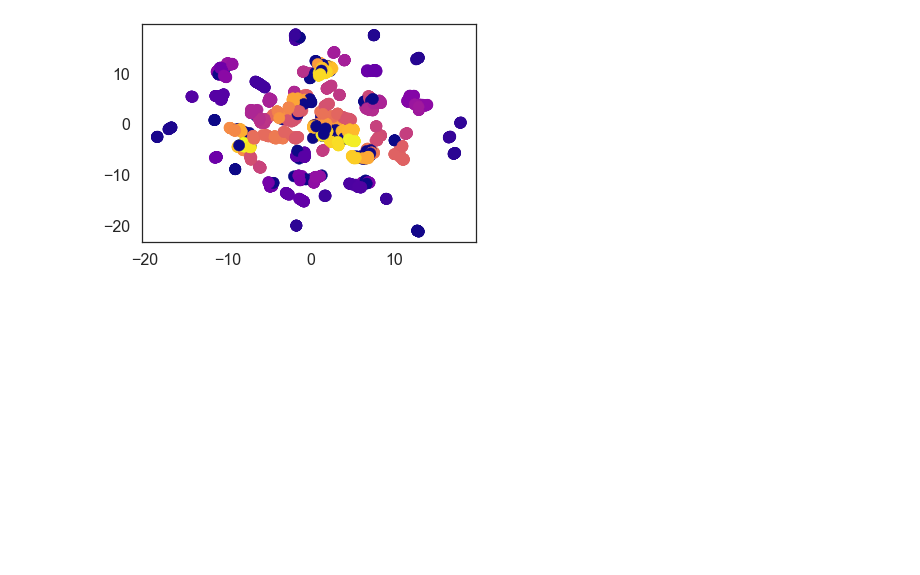
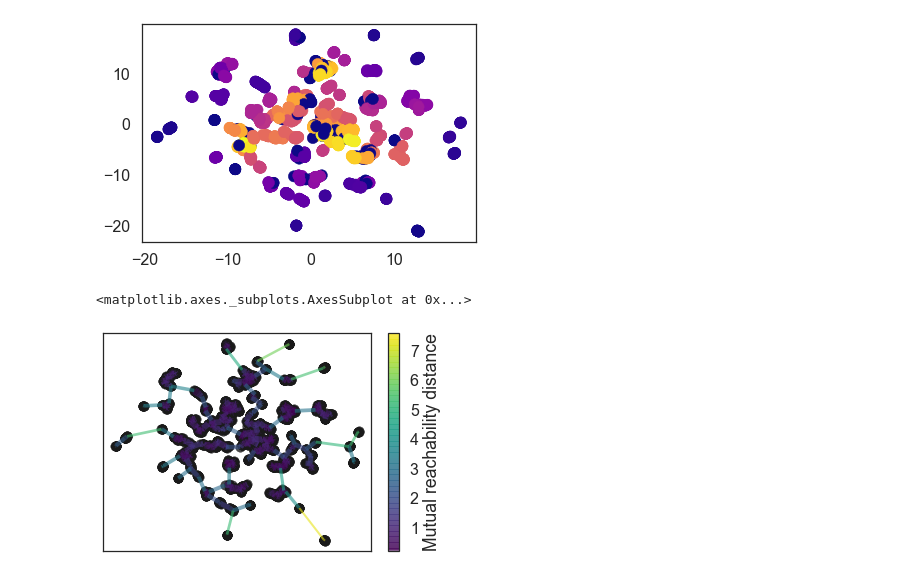
Before and after one commit to iwatobipen/chemo_info, a Jupyter notebook: chemicalspace2/HDBSCAN_Chemoinfo.ipynb, the cells around one changed output. Cells and saved outputs as stored; diff of their text form; code cells hidden in the pictures; blank space fills up the shorter version.

```diff
--- a/chemicalspace2/HDBSCAN_Chemoinfo.ipynb
+++ b/chemicalspace2/HDBSCAN_Chemoinfo.ipynb
@@ -124,3 +124,13 @@ plt.scatter(umap_X.T[0], umap_X.T[1], c = cluster_umap.labels_, cmap='plasma')
 # %% [output]
 <matplotlib.collections.PathCollection at 0x...>
 [figure]
+# %%
+cluster_umap2 = hdbscan.HDBSCAN(min_cluster_size=20, gen_min_span_tree=True)
+cluster_umap2.fit(umap_X)
+cluster_umap2.minimum_spanning_tree_.plot(edge_cmap='viridis',
+                                   edge_alpha=0.6,
+                                   node_size=90,
+                                   edge_linewidth=2)
+# %% [output]
+<matplotlib.axes._subplots.AxesSubplot at 0x...>
+[figure, added]
```
Also changed, not shown: parts of 1 cell of this notebook.
